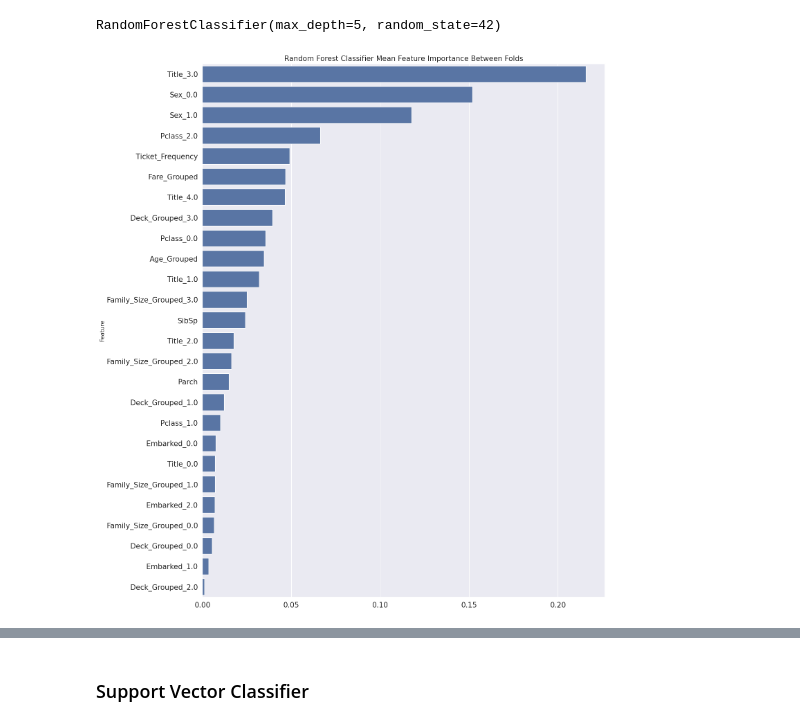
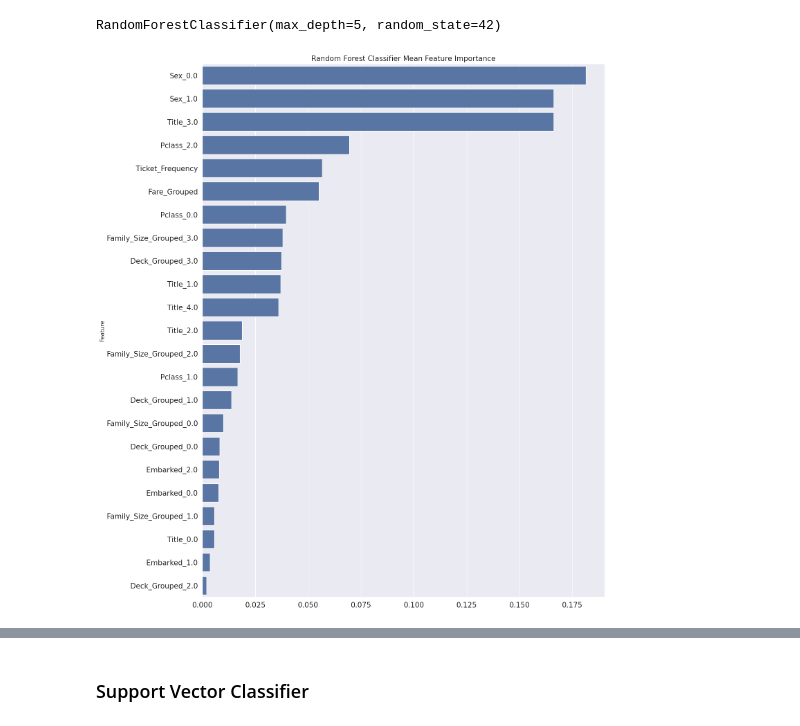
Before and after one commit to MartinRajniak/Kaggle-Projects, a Jupyter notebook: titanic.ipynb, the cells around one changed output, grey strips where cells are left out. Cells and saved outputs as stored; diff of their text form; code cells hidden in the pictures.

```diff
--- a/titanic.ipynb
+++ b/titanic.ipynb
@@ -416,8 +416,8 @@ cat_pipeline = Pipeline(
     ]
 )
 # %%
-interval_attribs = ["Fare_Grouped", "Age_Grouped"]
-num_attribs = ["SibSp", "Parch", "Ticket_Frequency"]
+interval_attribs = ["Fare_Grouped"]
+num_attribs = ["Ticket_Frequency"]
 cat_attribs = ["Pclass", "Sex", "Embarked", "Deck_Grouped", "Title", "Family_Size_Grouped"]
 
 preprocess_pipeline = ColumnTransformer([
@@ -432,7 +432,22 @@ transformed_data_df = pd.DataFrame(
     transformed_data,
     columns=preprocess_pipeline.get_feature_names_out(),
     index=all_data.index,
-).drop(["Cabin", "Name", "Ticket", "Fare_Log", "Fare", "Family_Size", "Deck", "Age"], axis=1)
+).drop(
+    [
+        "Cabin",
+        "Name",
+        "Ticket",
+        "Fare_Log",
+        "Fare",
+        "Family_Size",
+        "Deck",
+        "Age",
+        "Age_Grouped",
+        "SibSp",
+        "Parch",
+    ],
+    axis=1,
+)
 
 train_data, test_data = divide_df(transformed_data_df)
 
@@ -482,12 +507,12 @@ importances = pd.DataFrame(
 # %%
 plt.figure(figsize=(15, 20))
 sns.barplot(x='Importance', y='Feature', data=importances)
 
 plt.xlabel('')
 plt.tick_params(axis='x', labelsize=15)
 plt.tick_params(axis='y', labelsize=15)
-plt.title('Random Forest Classifier Mean Feature Importance Between Folds', size=15)
+plt.title('Random Forest Classifier Mean Feature Importance', size=15)
 
 plt.show()
 # %% [output]
-[figure, old version]
+[figure, new version]
```
Also changed, not shown: parts of 9 cells of this notebook, 1 other file.
